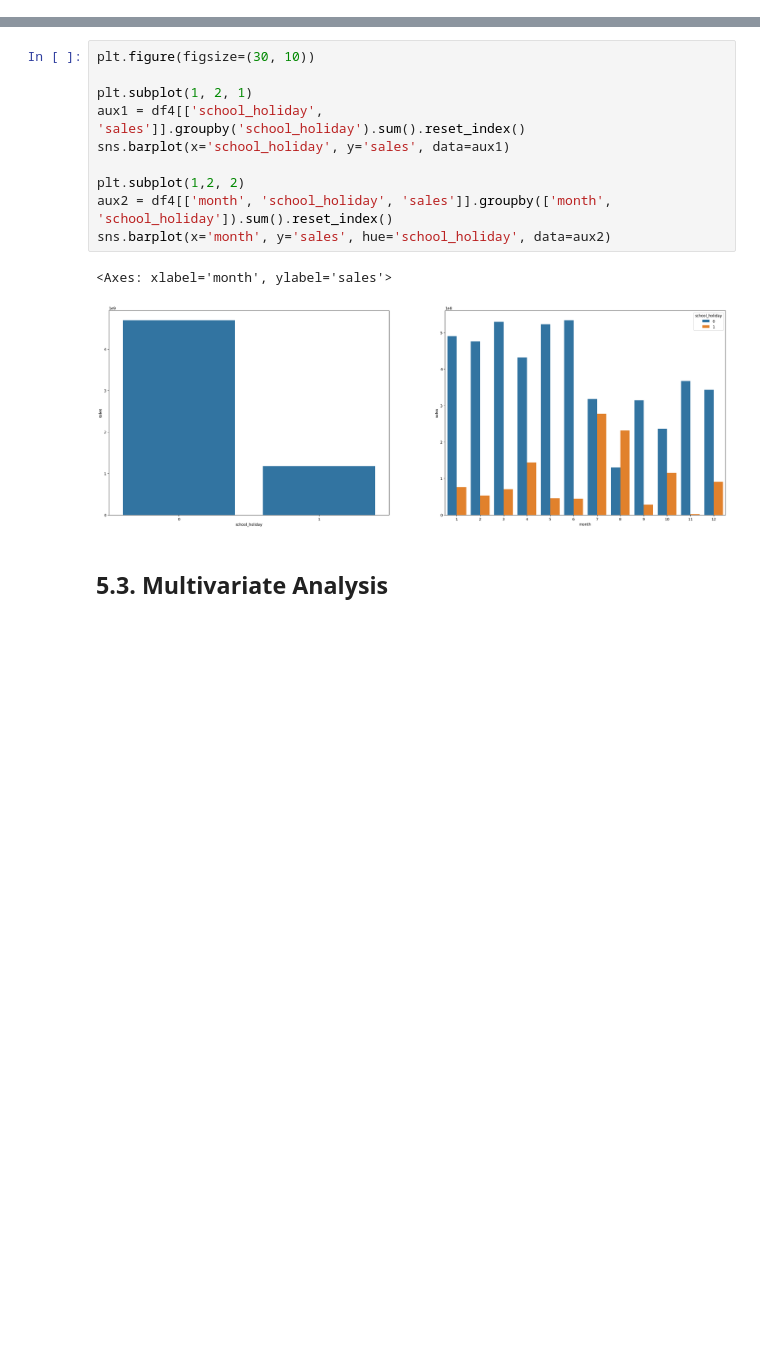
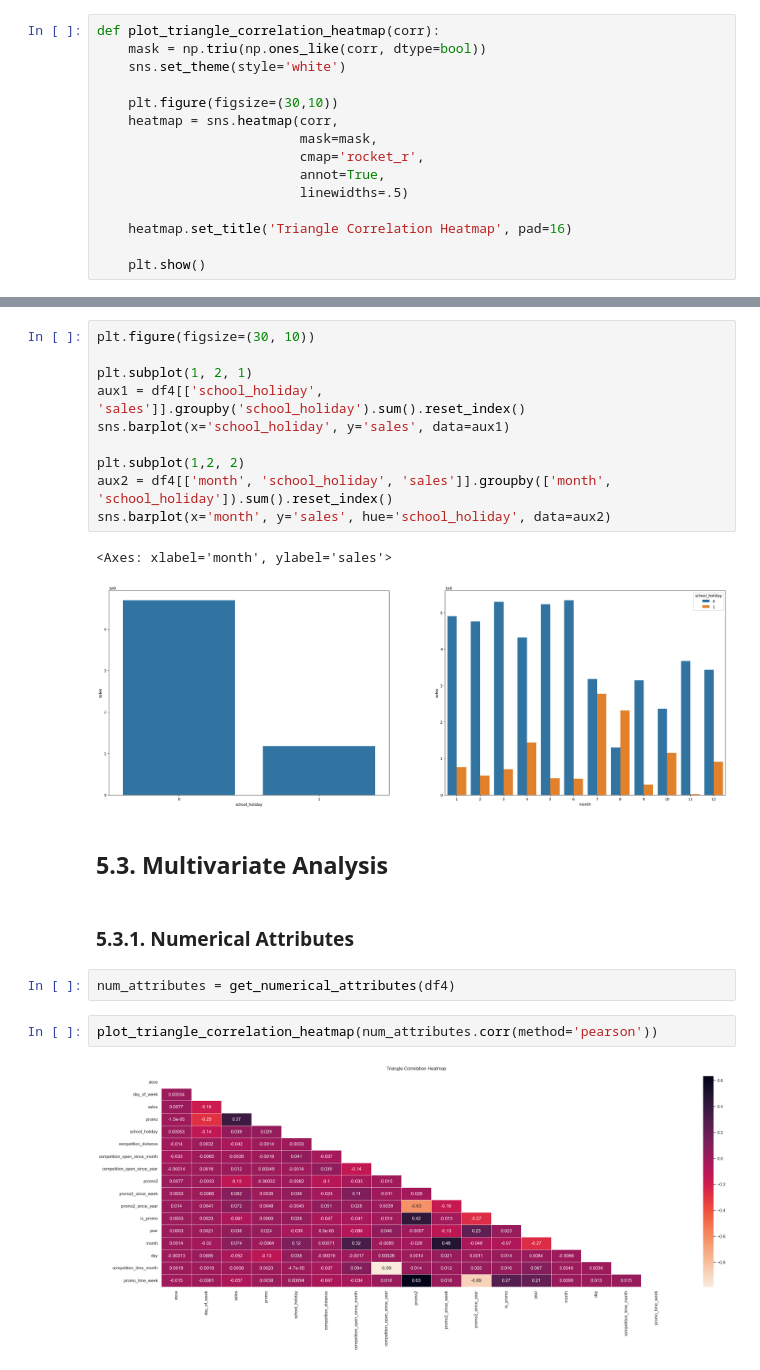
Before and after one commit to lfaferreira/predict-rossmann-store-sales, a Jupyter notebook: rossmann_store_sales_prediction.ipynb, the cells around one changed output, grey strips where cells are left out. Saved outputs shown, nothing was run; the diff lists cells and outputs as text; blank space fills up the shorter version.

```diff
--- a/rossmann_store_sales_prediction.ipynb
+++ b/rossmann_store_sales_prediction.ipynb
@@ -75,0 +79,15 @@ def plot_numerical_distribution(data):
+# %%
+def plot_triangle_correlation_heatmap(corr):
+    mask = np.triu(np.ones_like(corr, dtype=bool))
+    sns.set_theme(style='white')
+
+    plt.figure(figsize=(30,10))
+    heatmap = sns.heatmap(corr,
+                          mask=mask,
+                          cmap='rocket_r',
+                          annot=True,
+                          linewidths=.5)
+
+    heatmap.set_title('Triangle Correlation Heatmap', pad=16)
+
+    plt.show()
@@ -887,3 +920,11 @@ sns.barplot(x='month', y='sales', hue='school_holiday', data=aux2)
 [figure]
 # %% [markdown]
 ## 5.3. Multivariate Analysis
+# %% [markdown]
+### 5.3.1. Numerical Attributes
+# %%
+num_attributes = get_numerical_attributes(df4)
+# %%
+plot_triangle_correlation_heatmap(num_attributes.corr(method='pearson'))
+# %% [output]
+[figure, added]
```
Also changed, not shown: parts of 9 cells of this notebook.
